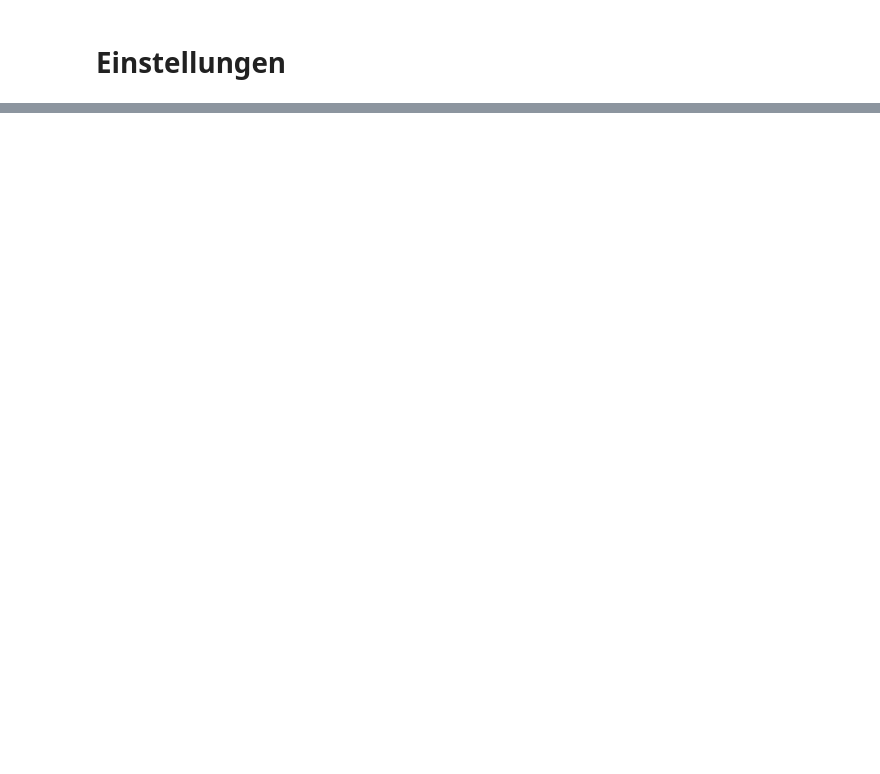
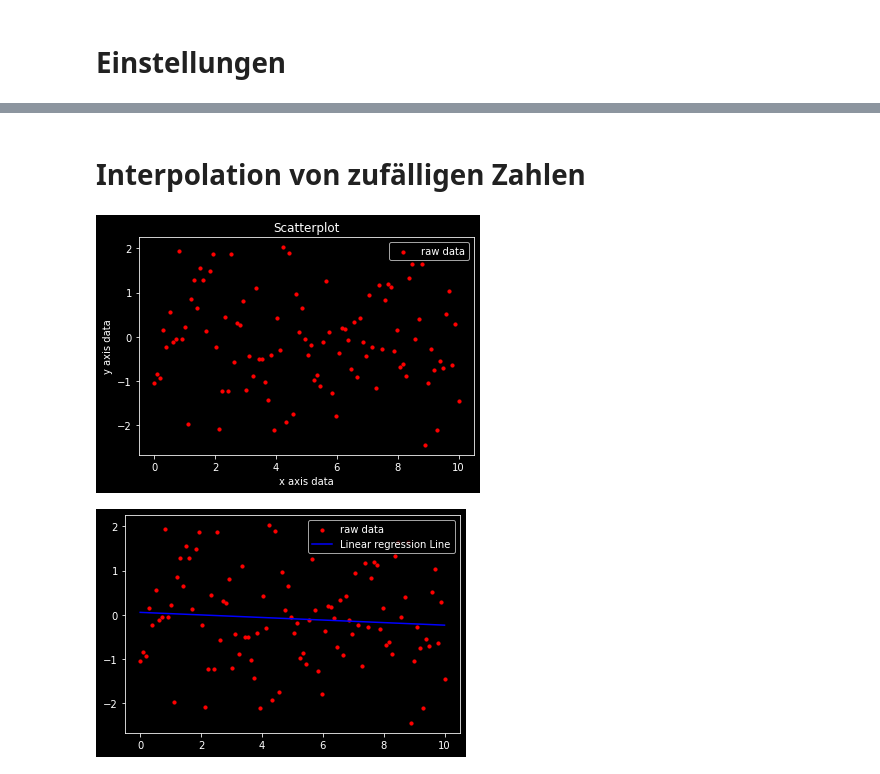
Before and after one commit to TillWege/Angewandte-Statistik, a Jupyter notebook: Paper.ipynb, the cells around one changed output, grey strips where cells are left out. Saved outputs shown, nothing was run; the diff lists cells and outputs as text; code cells hidden in the pictures; blank space fills up the shorter version.

```diff
--- a/Paper.ipynb
+++ b/Paper.ipynb
@@ -18,10 +16,3 @@ from matplotlib import pyplot as plt
-# %%
-np.random.seed(498451668)
-
-x_data = np.linspace(0, 10, 100)
-y_data = []
-y_data.append(np.sin(x_data)) # Sinusfunktion
-y_data.append(np.random.randn(100)) # Zufallszahlen
 # %% [markdown]
 # Einstellungen
 # %%
@@ -35,6 +26,8 @@ current_dataset = 1 # wird verwendet um zwischen den verschiedenen Testdatensät
 # %%
-plt.title("Scatterplot")
-plt.xlabel("x axis data")
-plt.ylabel("y axis data")
-plt.scatter(x_data, y_data[current_dataset], color='red', s=10)
-plt.show()
+def scatter_plot(x_data, y_data):
+    plt.title("Scatterplot")
+    plt.xlabel("x axis data")
+    plt.ylabel("y axis data")
+    plt.scatter(x_data, y_data, c='red', s=10, label="raw data")
+    plt.legend()
+    plt.show()
@@ -57,0 +79,11 @@ plt.show()
+# %% [markdown]
+# Interpolation von zufälligen Zahlen
+# %%
+x_data = np.linspace(0, 10, 100)
+y_data = np.random.randn(100) # Zufallszahlen
+
+scatter_plot(x_data, y_data)
+linreg_plot(x_data, y_data)
+# %% [output]
+[figure, added]
+[figure, added]
```
Also changed, not shown: parts of 12 cells of this notebook.
